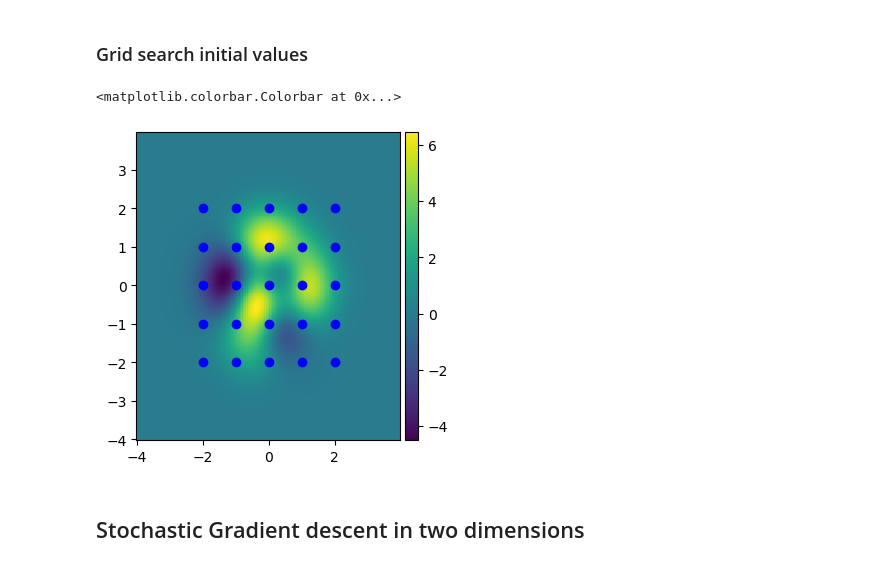
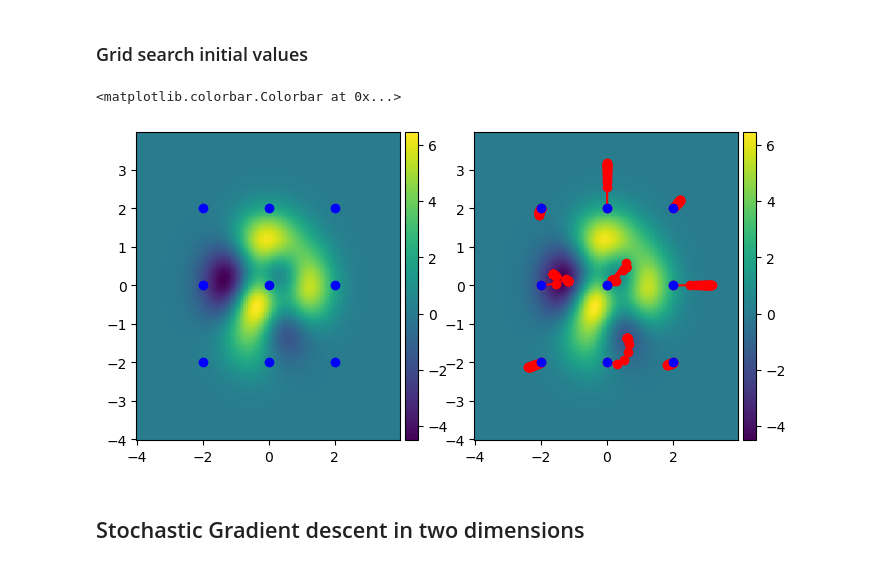
Before and after one commit to LinusLach/Blog, a Jupyter notebook: posts/post-with-code/Pytorch/Post_02.ipynb, the cells around one changed output. Drawn from its saved outputs; the diff is of its cells as text; code cells hidden in the pictures.

```diff
--- a/posts/post-with-code/Pytorch/Post_02.ipynb
+++ b/posts/post-with-code/Pytorch/Post_02.ipynb
@@ -256,23 +174,31 @@ def iv_grid(n):
           RES.append(train_model_GD(20,0.1,f_,torch.tensor(i/n,requires_grad=True),torch.tensor(j/n,requires_grad=True)))
     return RES
 # %%
-n=2
+n=1
 tmp = iv_grid(n)
 # %%
-XX0,YY0 = np.meshgrid(np.arange(-2,2.2,0.2,),np.arange(-2,2.2,0.2))
 fig = plt.figure(figsize = (8,4))
 
 ax1 = fig.add_subplot(121)
-
 im1 = ax1.pcolor(XX, YY, ZZ)
 for i in range(np.shape(tmp)[0]):
-    #im2 = ax1.plot(tmp[i][0], tmp[i][1], 'o-r')
     im2 = ax1.plot(tmp[i][0][0], tmp[i][1][0], 'o-b')
-    divider = make_axes_locatable(ax1)
+
+divider = make_axes_locatable(ax1)
 cax = divider.append_axes('right', size='5%', pad=0.05)
 fig.colorbar(im1, cax=cax, orientation='vertical')
+
+ax2 = fig.add_subplot(122)
+im3 = ax2.pcolor(XX, YY, ZZ)
+for i in range(np.shape(tmp)[0]):
+    im4 = ax2.plot(tmp[i][0], tmp[i][1], 'o-r')
+    im5 = ax2.plot(tmp[i][0][0], tmp[i][1][0], 'o-b')
+
+divider = make_axes_locatable(ax2)
+cax = divider.append_axes('right', size='5%', pad=0.05)
+fig.colorbar(im1, cax=cax, orientation='vertical')
 # %% [output]
 <matplotlib.colorbar.Colorbar at 0x...>
-[figure, old version]
+[figure, new version]
 # %% [markdown]
 ## Stochastic Gradient descent in two dimensions
```
Also changed, not shown: parts of 20 cells of this notebook.
